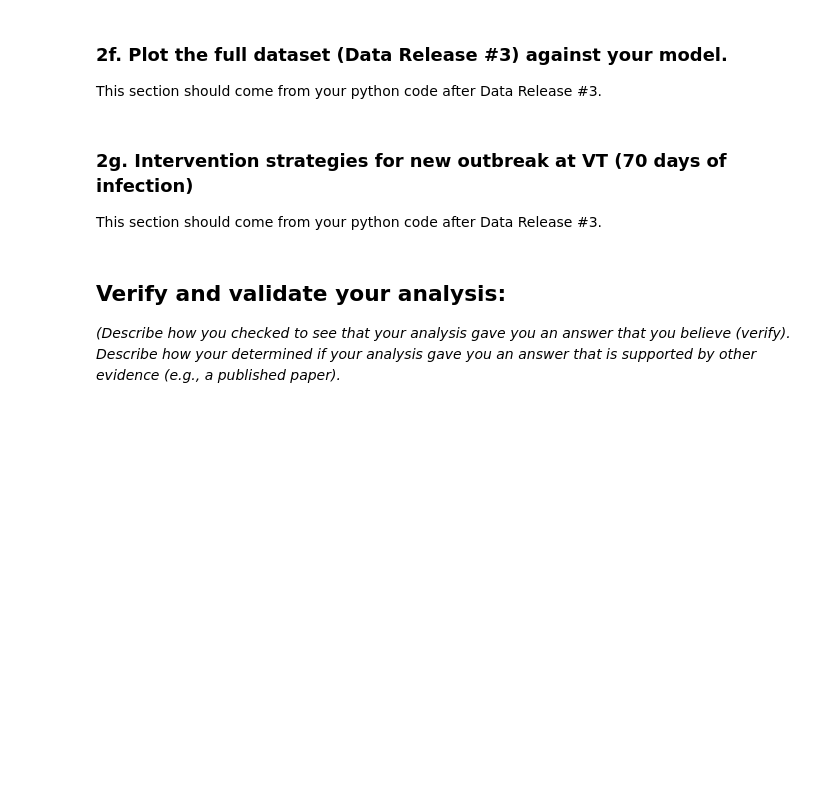
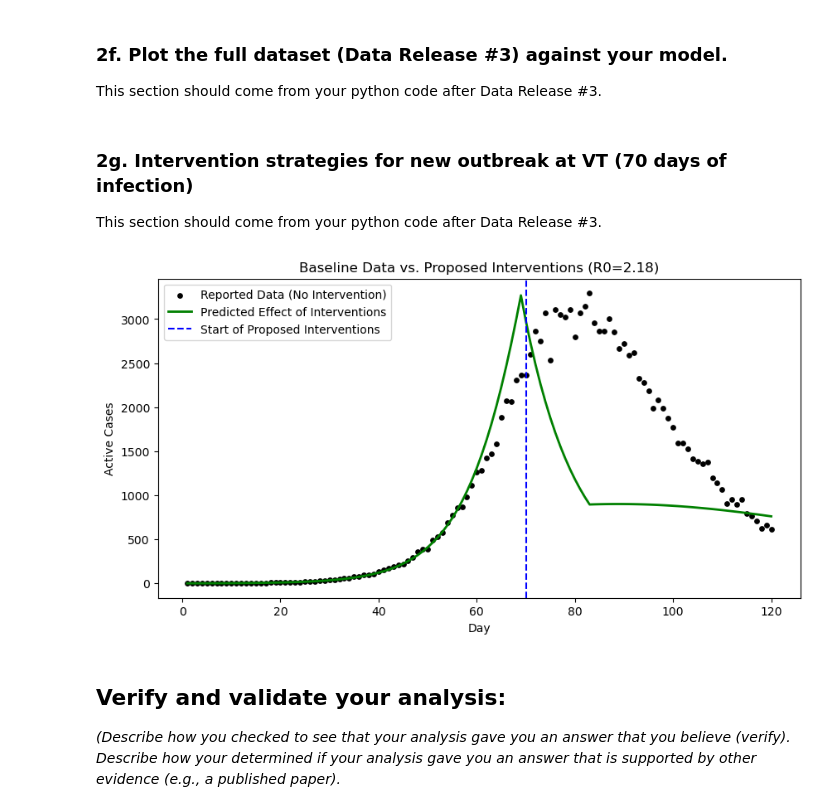
Before and after one commit to Owensines/Module-2-Epidemics-SIR-Modeling, a Jupyter notebook: Notebook examples/Template_student_final_notebook.ipynb, the cells around one changed output. Saved outputs shown, nothing was run; the diff lists cells and outputs as text; code cells hidden in the pictures; blank space fills up the shorter version.

Commit message:
Simulation WITH INTERVENTION

```diff
--- a/Notebook examples/Template_student_final_notebook.ipynb
+++ b/Notebook examples/Template_student_final_notebook.ipynb
@@ -80,10 +80,78 @@ This section should come from your python code after Data Release #3.
 ### 2g. Intervention strategies for new outbreak at VT (70 days of infection)
 This section should come from your python code after Data Release #3.
 # %%
-#INTERVENTIONS
-# 1 - require masks, reduces transmission by 40%
-# 2 - vaccine 2000 people on day 70, 90% efficacy, sends them to recovered population
-# 3 - close school for 2 weeks, 20% of normal contacts during that period, then back to normal
+import numpy as np
+import matplotlib.pyplot as plt
+
+# -----------------------------
+# 1. YOUR DATA (Baseline / No Intervention)
+# -----------------------------
+days_data = np.arange(1, 121)
+reported_cases = [
+    1,1,1,1,1,1,2,2,2,3,3,4,4,4,5,6,7,9,9,10,
+    13,14,16,17,20,24,25,31,33,38,43,54,56,60,75,76,93,94,110,134,
+    155,170,189,211,223,261,297,360,390,391,488,526,577,686,777,857,867,983,1116,1263,
+    1284,1420,1469,1580,1883,2070,2061,2307,2364,2363,2602,2867,2754,3068,2538,3106,3047,3025,3109,2797,
+    3070,3146,3294,2954,2867,2862,3006,2854,2663,2726,2590,2614,2323,2281,2187,1985,2084,1992,1880,1773,
+    1590,1595,1524,1414,1388,1354,1376,1202,1142,1062,911,950,901,952,791,764,708,628,664,613
+]
+
+# -----------------------------
+# 2. PARAMETERS
+# -----------------------------
+N = 40000
+I0 = 1
+gamma = 1/9
+
+# We fit to the data assuming THIS is the no-intervention path
+early_days = days_data[:45]
+ln_I = np.log(np.array(reported_cases[:45]))
+slope, _ = np.polyfit(early_days, ln_I, 1)
+beta_baseline = slope + gamma
+R0_baseline = beta_baseline / gamma
+
+# -----------------------------
+# 3. COUNTERFACTUAL SIMULATION
+# -----------------------------
+def simulate(apply_measures):
+    S, I, R = np.zeros(120), np.zeros(120), np.zeros(120)
+    S[0], I[0], R[0] = N-I0, I0, 0
+
+    for t in range(1, 120):
+        St, It, Rt = S[t-1], I[t-1], R[t-1]
+        b = beta_baseline
+
+        if apply_measures and t >= 69: # Day 70
+            b *= 0.6 # Masks
+            if 69 <= t < 83: b *= 0.2 # School closure (14 days)
+            if t == 69:
+                vax = min(St, 1800) # 2000 * 0.9
+                St -= vax
+                Rt += vax
+
+        inf = b * St * It / N
+        rec = gamma * It
+        S[t], I[t], R[t] = St - inf, It + inf - rec, Rt + rec
+    return I
+
+# -----------------------------
+# 4. PLOTTING
+# -----------------------------
+I_baseline = simulate(False)
+I_intervention = simulate(True)
+
+plt.figure(figsize=(10, 5))
+plt.scatter(days_data, reported_cases, color='black', label='Reported Data (No Intervention)', s=15)
+plt.plot(days_data, I_intervention, color='green', label='Predicted Effect of Interventions', linewidth=2)
+plt.axvline(x=70, color='blue', linestyle='--', label='Start of Proposed Interventions')
+
+plt.title(f"Baseline Data vs. Proposed Interventions (R0={R0_baseline:.2f})")
+plt.xlabel("Day")
+plt.ylabel("Active Cases")
+plt.legend()
+plt.show()
+# %% [output]
+[figure, added]
 # %% [markdown]
 ## Verify and validate your analysis:
 
```
Also changed, not shown: 1 other file.
